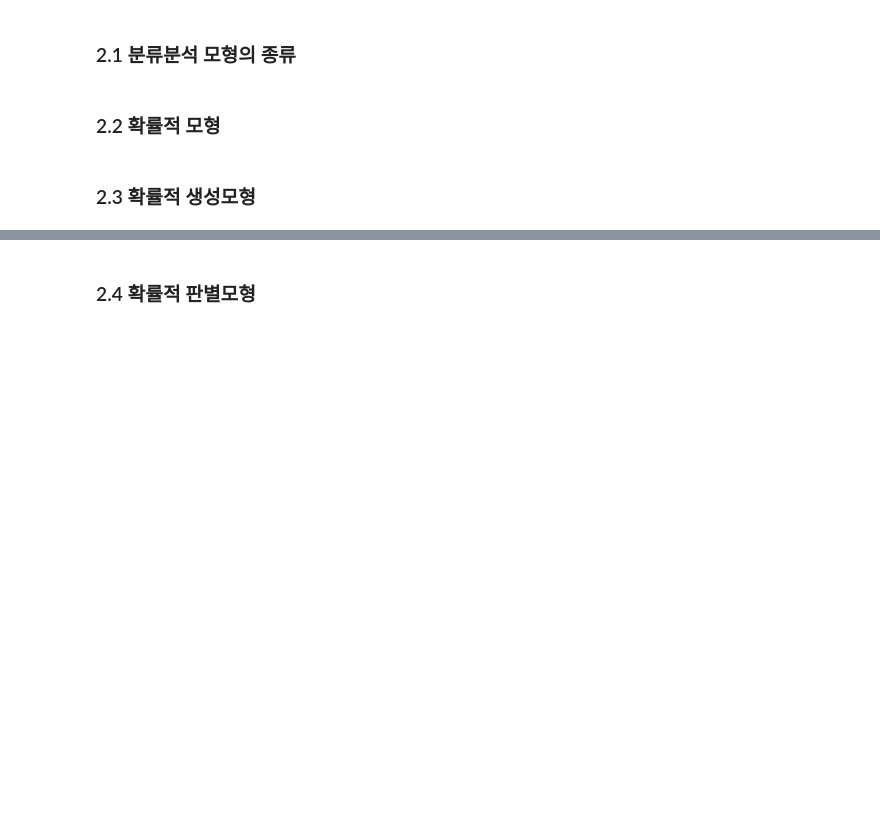
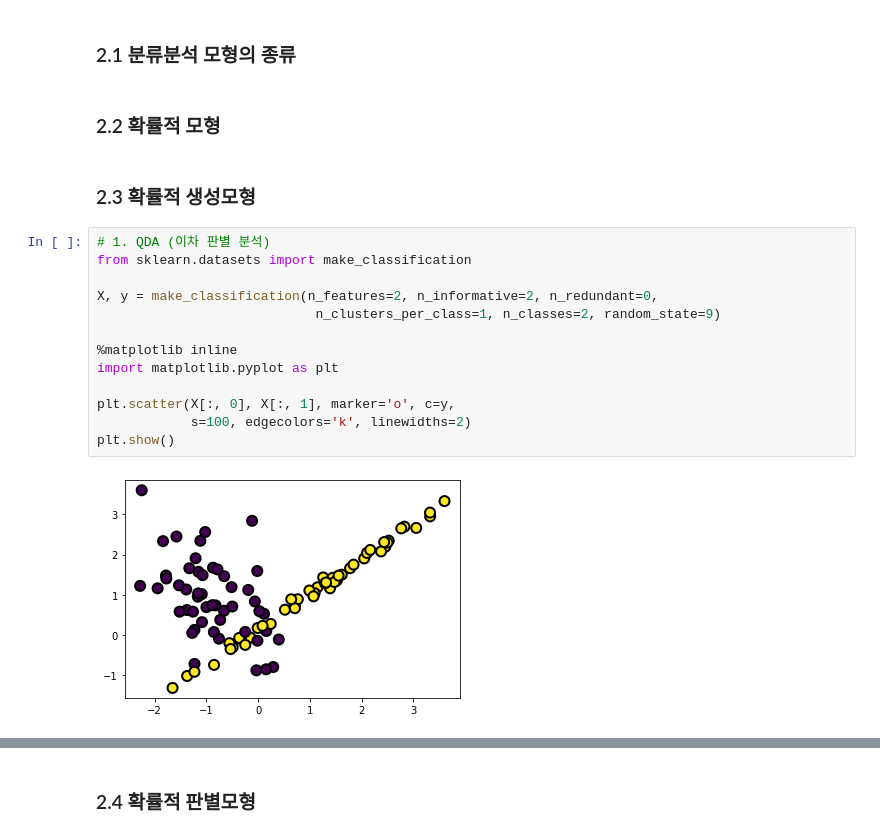
Before and after one commit to lucio-karin0506/SaltLux-Project, a Jupyter notebook: Machine Learning/Machine learning lecture/3장. 분류분석.ipynb, the cells around one changed output, grey strips where cells are left out. Saved outputs shown, nothing was run; the diff lists cells and outputs as text; blank space fills up the shorter version.

```diff
--- a/Machine Learning/Machine learning lecture/3장. 분류분석.ipynb
+++ b/Machine Learning/Machine learning lecture/3장. 분류분석.ipynb
@@ -8,3 +8,18 @@
 ### 2.2 확률적 모형
 # %% [markdown]
 ### 2.3 확률적 생성모형
+# %%
+# 1. QDA (이차 판별 분석)
+from sklearn.datasets import make_classification
+
+X, y = make_classification(n_features=2, n_informative=2, n_redundant=0,
+                            n_clusters_per_class=1, n_classes=2, random_state=9)
+
+%matplotlib inline
+import matplotlib.pyplot as plt
+
+plt.scatter(X[:, 0], X[:, 1], marker='o', c=y,
+            s=100, edgecolors='k', linewidths=2)
+plt.show()
+# %% [output]
+[figure, added]
```
Also changed, not shown: parts of 17 cells of this notebook.
